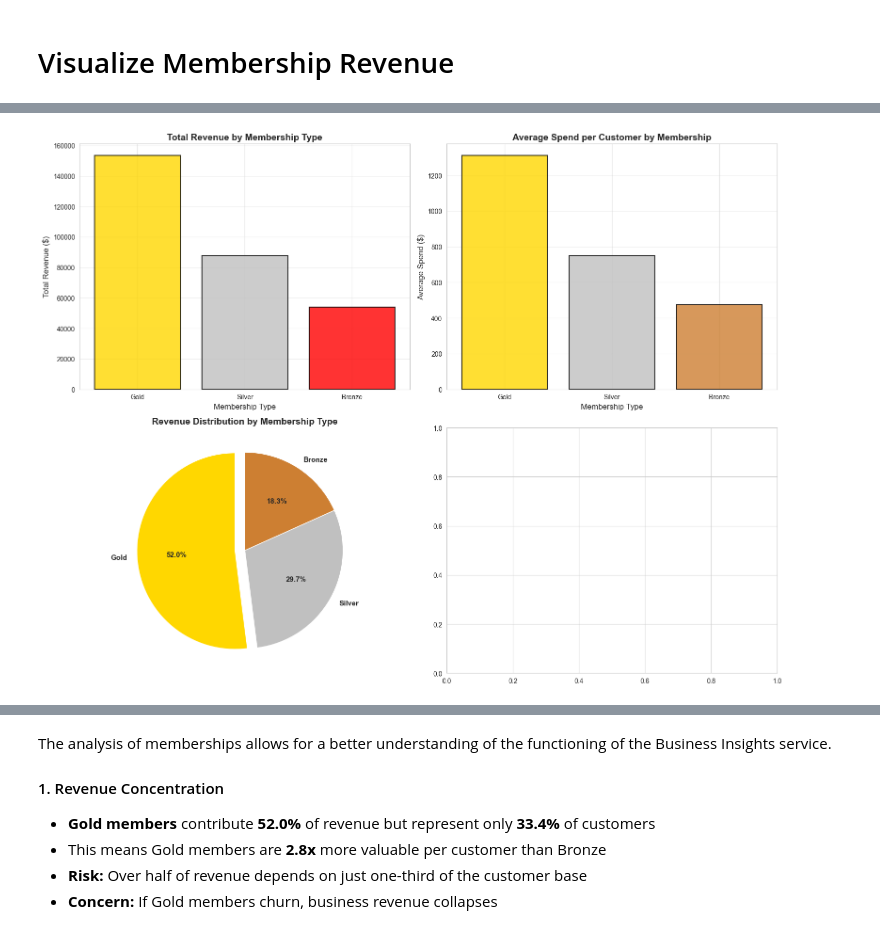
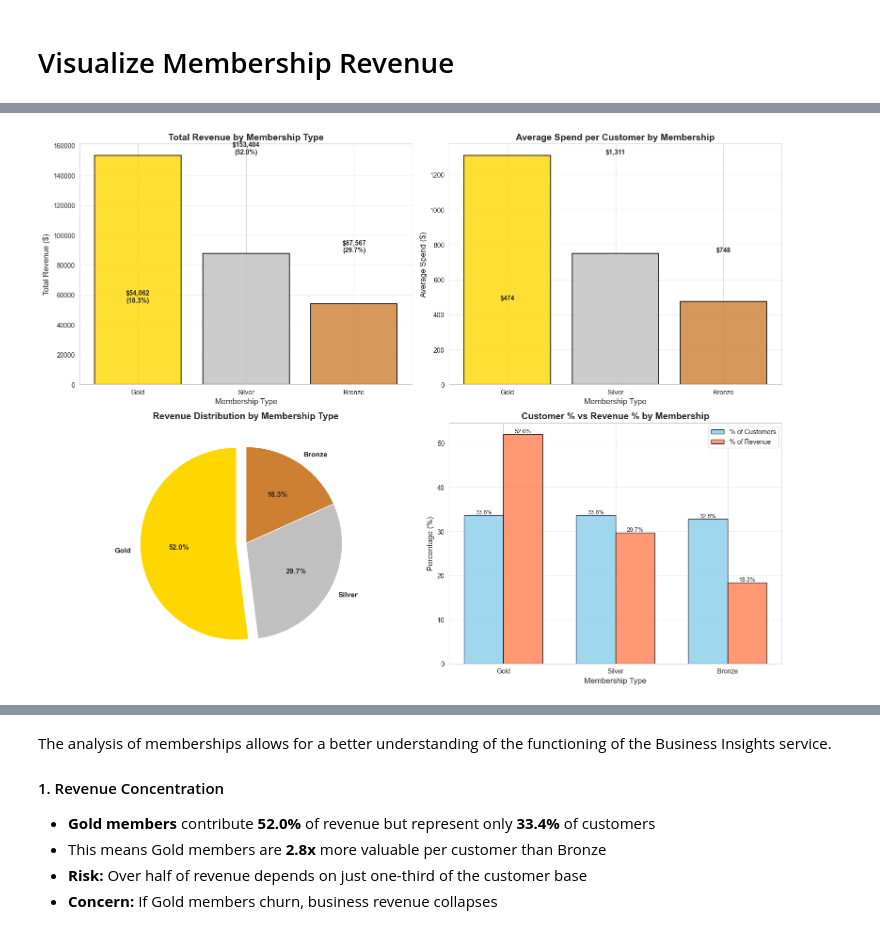
Before and after one commit to suzzzel5/E-Commerce-Customer-Analytics, a Jupyter notebook: notebooks/03_revenue_analysis.ipynb, the cells around one changed output, grey strips where cells are left out. Saved outputs shown, nothing was run; the diff lists cells and outputs as text; code cells hidden in the pictures.

```diff
--- a/notebooks/03_revenue_analysis.ipynb
+++ b/notebooks/03_revenue_analysis.ipynb
@@ -215,22 +243,33 @@ Average spend: $474.22
 # %% [markdown]
 # Visualize Membership Revenue
 # %%
-print("membership revenue visualization")
+# ============================================================
+# VISUALIZE REVENUE BY MEMBERSHIP TYPE
+# ============================================================
+
+print("Creating membership revenue visualizations...")
 print()
 
-# Creating a 2x2 grid of charts
-
+# Create a 2x2 grid of charts
 fig, axes = plt.subplots(2, 2, figsize=(16, 12))
 
-# Chart 1: Totla Revenue by membership (bar chart )
-axes[0,0].bar(membership_revenue["membership_type"],membership_revenue["Total_Revenue"],color=['gold','silver','red'],
-          edgecolor='black',linewidth=1.5,alpha=0.8)
+# Chart 1: Total Revenue by Membership (Bar Chart)
+axes[0, 0].bar(membership_revenue['membership_type'],
+               membership_revenue['Total_Revenue'],
+               color=['gold', 'silver', '#CD7F32'],
+               edgecolor='black', linewidth=1.5, alpha=0.8)
 
 axes[0, 0].set_title('Total Revenue by Membership Type',
-                    fontsize=14, fontweight='bold')
+                     fontsize=14, fontweight='bold')
 axes[0, 0].set_xlabel('Membership Type', fontsize=12)
 axes[0, 0].set_ylabel('Total Revenue ($)', fontsize=12)
 axes[0, 0].grid(axis='y', alpha=0.3)
+
+# Add value labels on bars
+for i, row in membership_revenue.iterrows():
+    axes[0, 0].text(i, row['Total_Revenue'],
+                   f"${row['Total_Revenue']:,.0f}\n({row['Revenue_Percentage']:.1f}%)",
+                   ha='center', va='bottom', fontweight='bold', fontsize=10)
 
 # Chart 2: Average Spend by Membership (Bar Chart)
 axes[0, 1].bar(membership_revenue['membership_type'],
@@ -239,11 +278,16 @@ axes[0, 1].bar(membership_revenue['membership_type'],
                edgecolor='black', linewidth=1.5, alpha=0.8)
 
 axes[0, 1].set_title('Average Spend per Customer by Membership',
-                    fontsize=14, fontweight='bold')
+                     fontsize=14, fontweight='bold')
 axes[0, 1].set_xlabel('Membership Type', fontsize=12)
 axes[0, 1].set_ylabel('Average Spend ($)', fontsize=12)
 axes[0, 1].grid(axis='y', alpha=0.3)
 
+# Add value labels
+for i, row in membership_revenue.iterrows():
+    axes[0, 1].text(i, row['Avg_Spend'],
+                   f"${row['Avg_Spend']:,.0f}",
+                   ha='center', va='bottom', fontweight='bold', fontsize=10)
 
 # Chart 3: Revenue Percentage (Pie Chart)
 colors = ['gold', 'silver', '#CD7F32']
@@ -256,37 +300,40 @@ axes[1, 0].pie(membership_revenue['Revenue_Percentage'],
                textprops={'fontsize': 11, 'fontweight': 'bold'})
 
 axes[1, 0].set_title('Revenue Distribution by Membership Type',
-                         fontsize=14, fontweight='bold')
+                     fontsize=14, fontweight='bold')
 
-# # Chart 4: Customer Count vs Revenue (Grouped Bar)
-# x = np.arange(len(membership_revenue))
-# width = 0.35
+# Chart 4: Customer Count vs Revenue (Grouped Bar)
+x = np.arange(len(membership_revenue))
+width = 0.35
 
-# bars1 = axes[1, 1].bar(x - width/2, membership_revenue['Customer_Percentage'],
-#                               width, label='% of Customers', color='skyblue',
-#                          edgecolor='black', alpha=0.8)
-# bars2 = axes[1, 1].bar(x + width/2, membership_revenue['Revenue_Percentage'],
-#                          width, label='% of Revenue', color='coral',
-#                          edgecolor='black', alpha=0.8)
+bars1 = axes[1, 1].bar(x - width/2, membership_revenue['Customer_Percentage'],
+                       width, label='% of Customers', color='skyblue',
+                       edgecolor='black', alpha=0.8)
+bars2 = axes[1, 1].bar(x + width/2, membership_revenue['Revenue_Percentage'],
+                       width, label='% of Revenue', color='coral',
+                       edgecolor='black', alpha=0.8)
 
-# axes[1, 1].set_title('Customer % vs Revenue % by Membership',
-#                               fontsize=14, fontweight='bold')
-# axes[1, 1].set_xlabel('Membership Type', fontsize=12)
-# axes[1, 1].set_ylabel('Percentage (%)', fontsize=12)
-# axes[1, 1].set_xticks(x)
-# axes[1, 1].set_xticklabels(membership_revenue['membership_type'])
-# axes[1, 1].legend()
-# axes[1, 1].grid(axis='y', alpha=0.3)
+axes[1, 1].set_title('Customer % vs Revenue % by Membership',
+                     fontsize=14, fontweight='bold')
+axes[1, 1].set_xlabel('Membership Type', fontsize=12)
+axes[1, 1].set_ylabel('Percentage (%)', fontsize=12)
+axes[1, 1].set_xticks(x)
+axes[1, 1].set_xticklabels(membership_revenue['membership_type'])
+axes[1, 1].legend()
+axes[1, 1].grid(axis='y', alpha=0.3)
 
-# # Add value labels on grouped bars
-# for bars in [bars1, bars2]:
-#      for bar in bars:
-#           height = bar.get_height()
-#           axes[1, 1].text(bar.get_x() + bar.get_width()/2., height,
-#                     f'{height:.1f}%', ha='center', va='bottom', fontsize=9)
+# Add value labels on grouped bars
+for bars in [bars1, bars2]:
+    for bar in bars:
+        height = bar.get_height()
+        axes[1, 1].text(bar.get_x() + bar.get_width()/2., height,
+                       f'{height:.1f}%', ha='center', va='bottom', fontsize=9)
 
 plt.tight_layout()
 plt.savefig('../reports/figures/09_membership_revenue_analysis.png',
-          dpi=150, bbox_inches='tight')
+            dpi=150, bbox_inches='tight')
 plt.show()
+
+print("✅ Chart saved to: reports/figures/09_membership_revenue_analysis.png")
+print()
 # %% [output]
@@ -294 +341 @@ membership revenue visualization
-[figure, old version]
+[figure, new version]
```
Also changed, not shown: parts of 2 cells of this notebook, 4 other files.
